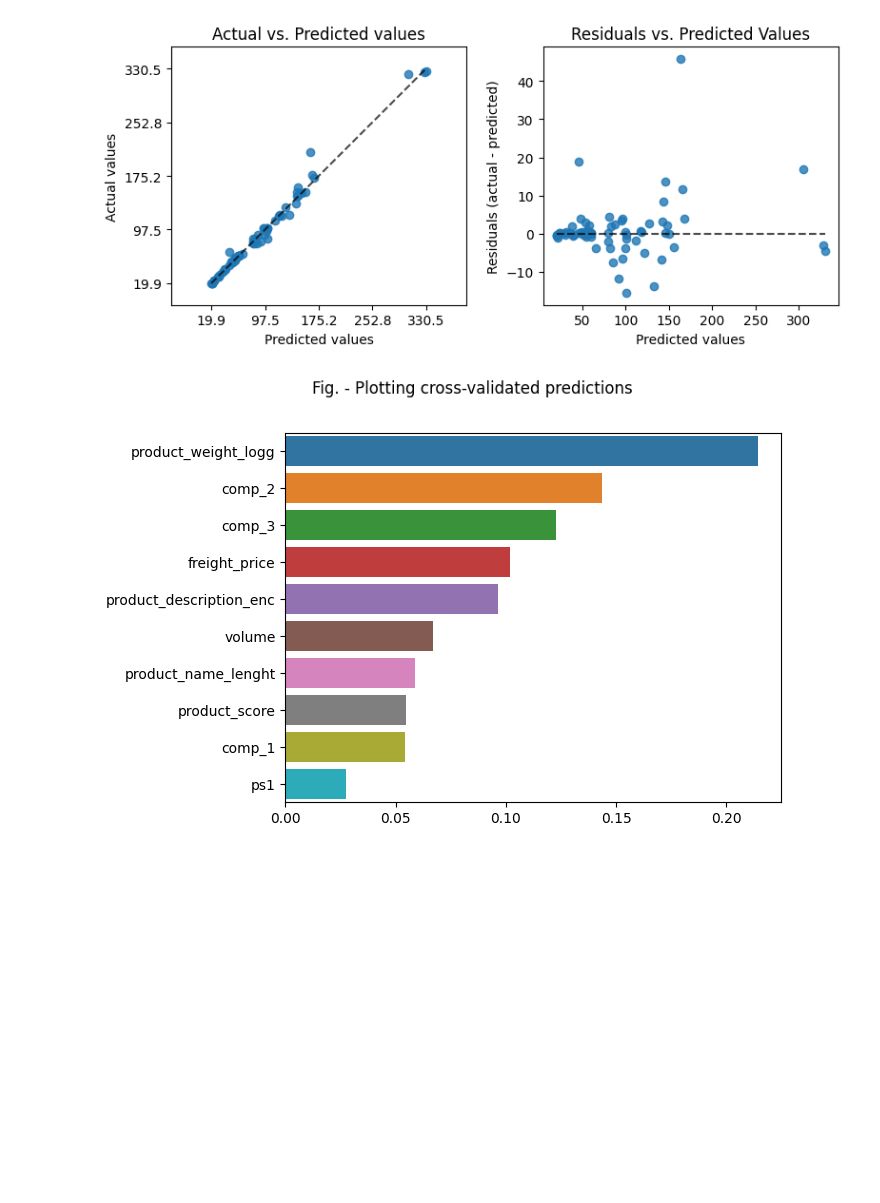
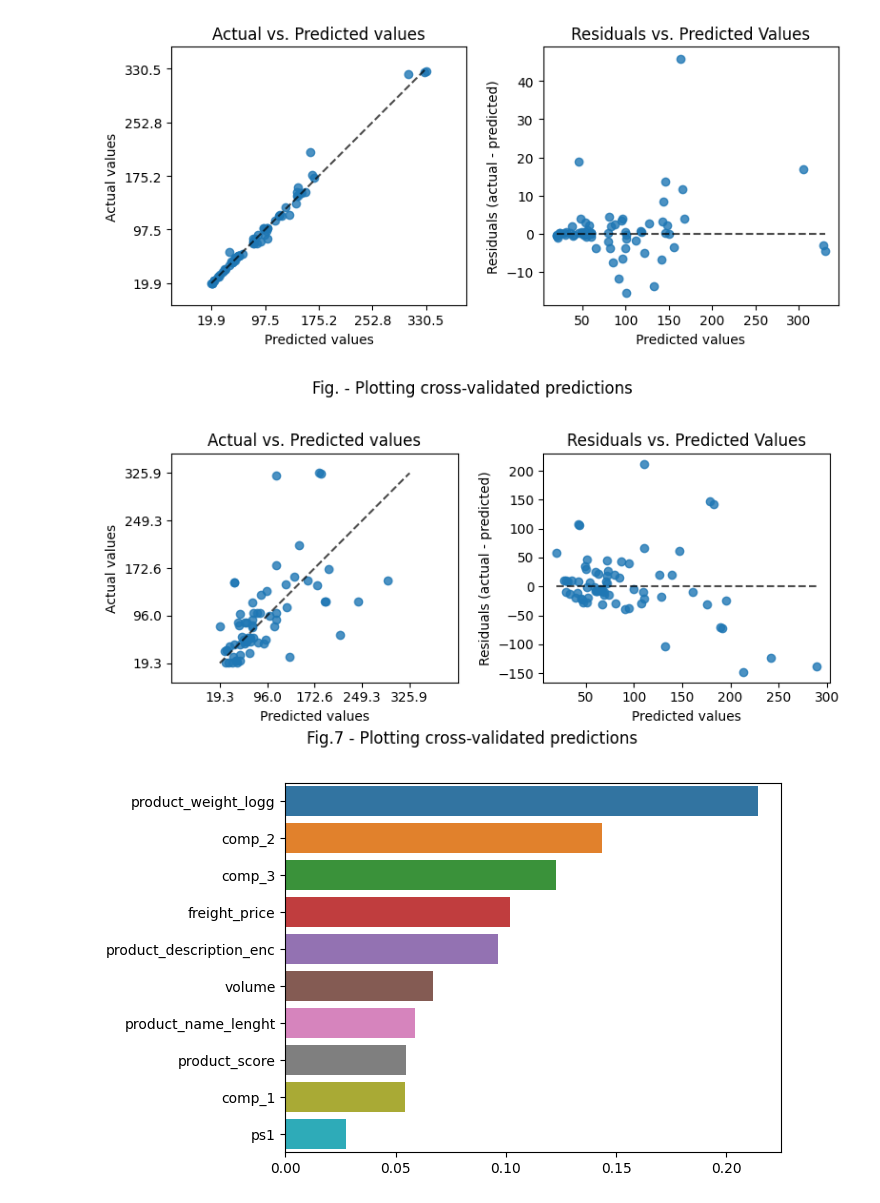
Before and after one commit to Alex1iv/Retail_pricing, a Jupyter notebook: notebooks/Retail_pricing.ipynb, the cells around one changed output. Saved outputs shown, nothing was run; the diff lists cells and outputs as text; code cells hidden in the pictures; blank space fills up the shorter version.

```diff
--- a/notebooks/Retail_pricing.ipynb
+++ b/notebooks/Retail_pricing.ipynb
@@ -1212,5 +1227,10 @@ plt.tight_layout()
 # %% [output]
 [figure]
+# %%
+
+plot_actual_vs_predicted(np.exp(y_test), y_pred_test, 7)
+# %% [output]
+[figure, added]
 # %%
 plot_counter = 6
 
```
Also changed, not shown: parts of 10 cells of this notebook.
